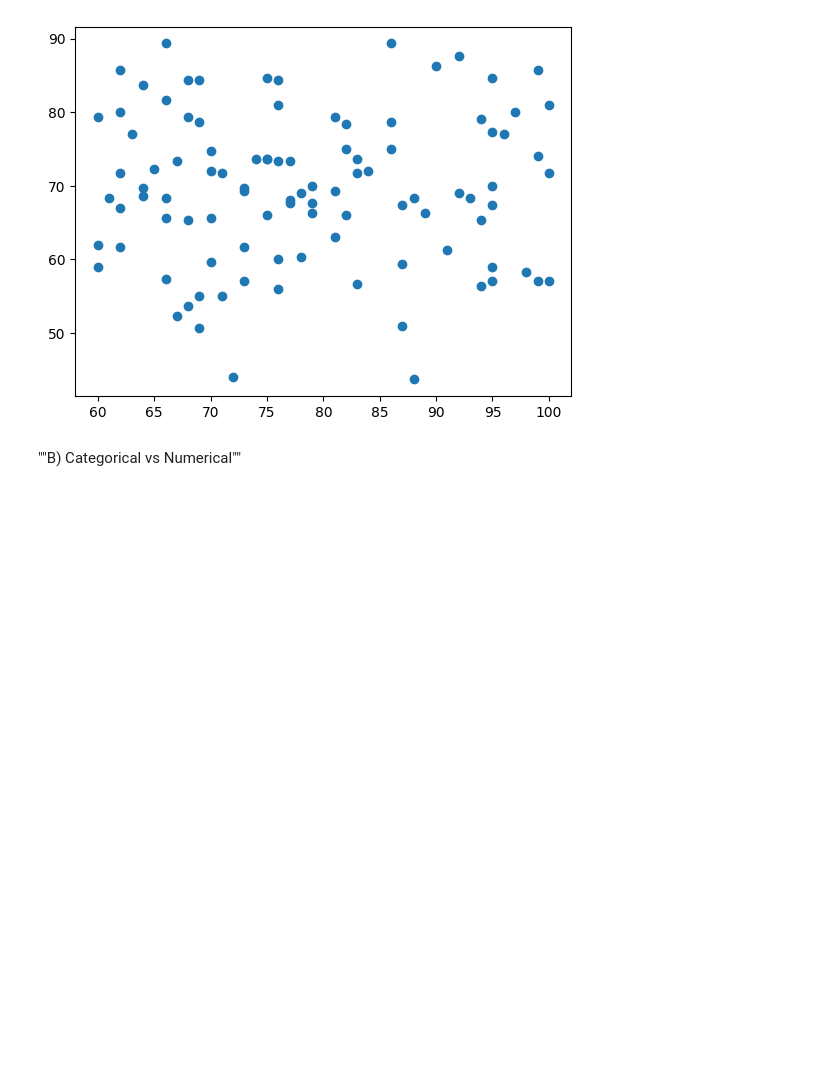
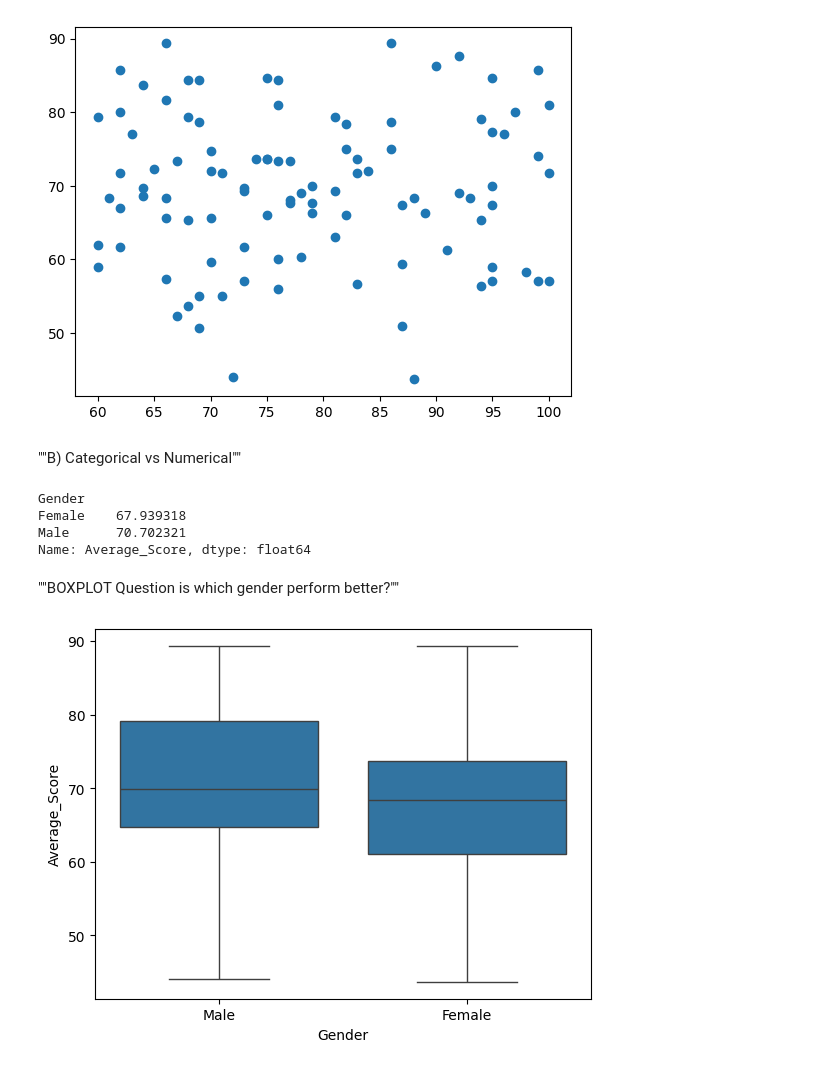
Before and after one commit to Malaika-Hanif/student-performance-analysis, a Jupyter notebook: student_performance_analysis.ipynb, the cells around one changed output. Drawn from its saved outputs; the diff is of its cells as text; code cells hidden in the pictures; blank space fills up the shorter version.

```diff
--- a/student_performance_analysis.ipynb
+++ b/student_performance_analysis.ipynb
@@ -388,3 +390,20 @@ plt.show()
 [figure]
 # %% [markdown]
 ""B) Categorical vs Numerical""
+# %%
+df.groupby("Gender")["Average_Score"].mean()
+# %% [output]
+Gender
+Female    67.939318
+Male      70.702321
+Name: Average_Score, dtype: float64
+# %% [markdown]
+""BOXPLOT
+Question is which gender perform better?""
+# %%
+import seaborn as sns
+import matplotlib.pyplot as plt
+sns.boxplot(x="Gender", y="Average_Score", data=df)
+plt.show()
+# %% [output]
+[figure, added]
```
Also changed, not shown: parts of 9 cells of this notebook.
